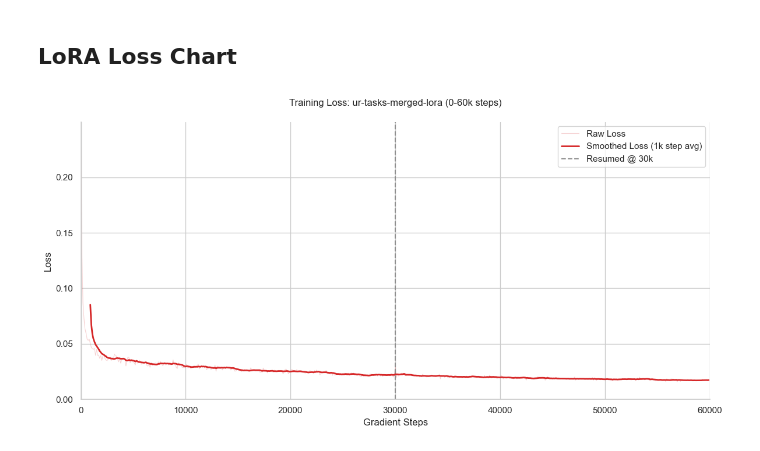
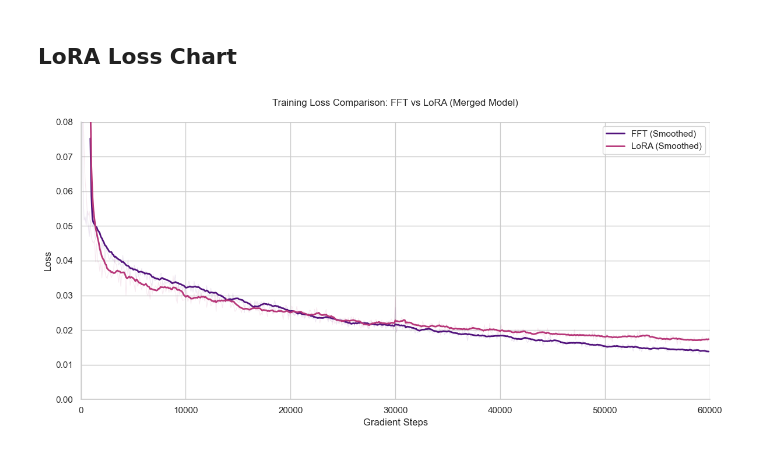
Before and after one commit to F-Fer/lerobot_ur5e_gello, a Jupyter notebook: notebooks/loss_charts.ipynb, the cells around one changed output. Cells and saved outputs as stored; diff of their text form; code cells hidden in the pictures.

Commit message:
final update to loss plot

```diff
--- a/notebooks/loss_charts.ipynb
+++ b/notebooks/loss_charts.ipynb
@@ -6,6 +6,12 @@ import seaborn as sns
 # Set the style
 sns.set_theme(style="whitegrid")
 plt.rcParams.update({'font.size': 12})
+
+# Get the exact colors from the 'magma' palette to match your other notebook
+# FFT (Purple) and LoRA (Coral)
+palette = sns.color_palette("magma", 3)
+color_fft = palette[0]   # Dark Purple
+color_lora = palette[1]  # Coral/Salmon
 # %% [markdown]
 ## LoRA Loss Chart
 # %%
@@ -16,5 +29,7 @@ df2 = pd.read_csv('../assets/training/loss_lora_merged_2.csv')
 # %%
-# Clean and combine the data
-# Filter out the '0' step from the resumed run
-df2 = df2[df2['Step'] >= 30000]
-df_loss = pd.concat([df1, df2]).reset_index(drop=True)
+# Smoothing (window of 10 = 1000 steps)
+lora_col = 'ur-tasks-merged-lora - loss'
+fft_col = 'ur-tasks-merged - loss'
+
+df_lora['loss_smoothed'] = df_lora[lora_col].rolling(window=10).mean()
+df_fft['loss_smoothed'] = df_fft[fft_col].rolling(window=10).mean()
@@ -25,38 +36,24 @@ df_loss['loss_smoothed'] = df_loss[loss_col].rolling(window=10).mean()
 # %%
-# Create the plot
+# Plot
 plt.figure(figsize=(12, 6))
 
-# Plot raw loss with low alpha
-sns.lineplot(
-    data=df_loss,
-    x="Step",
-    y=loss_col,
-    color="#d62728",
-    alpha=0.2,
-    linewidth=0.8,
-    label='Raw Loss'
-)
+# Plot FFT (Purple)
+sns.lineplot(data=df_fft, x="Step", y=fft_col, color=color_fft, alpha=0.1, linewidth=0.8)
+sns.lineplot(data=df_fft, x="Step", y="loss_smoothed", color=color_fft, linewidth=2, label='FFT (Smoothed)')
 
-# Plot smoothed trend line
-sns.lineplot(
-    data=df_loss,
-    x="Step",
-    y="loss_smoothed",
-    color="#d62728",
-    linewidth=2,
-    label='Smoothed Loss (1k step avg)'
-)
+# Plot LoRA (Coral)
+sns.lineplot(data=df_lora, x="Step", y=lora_col, color=color_lora, alpha=0.1, linewidth=0.8)
+sns.lineplot(data=df_lora, x="Step", y="loss_smoothed", color=color_lora, linewidth=2, label='LoRA (Smoothed)')
 
-# Formatting
-plt.title("Training Loss: ur-tasks-merged-lora (0-60k steps)", pad=20)
+plt.title("Training Loss Comparison: FFT vs LoRA (Merged Model)", pad=20)
 plt.xlabel("Gradient Steps")
 plt.ylabel("Loss")
 plt.xlim(0, 60000)
-plt.ylim(0, df_loss[loss_col].max() * 1.1)  # Focus on the data range
+plt.ylim(0, 0.08)
+
 plt.legend(frameon=True, loc='upper right')
-
 sns.despine()
 plt.tight_layout()
 plt.show()
 # %% [output]
-[figure, old version]
+[figure, new version]
```
Also changed, not shown: parts of 2 cells of this notebook.
